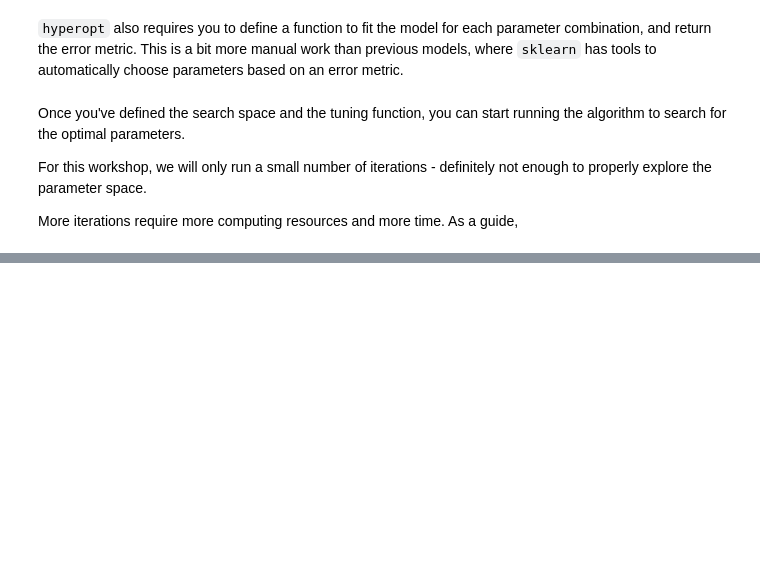
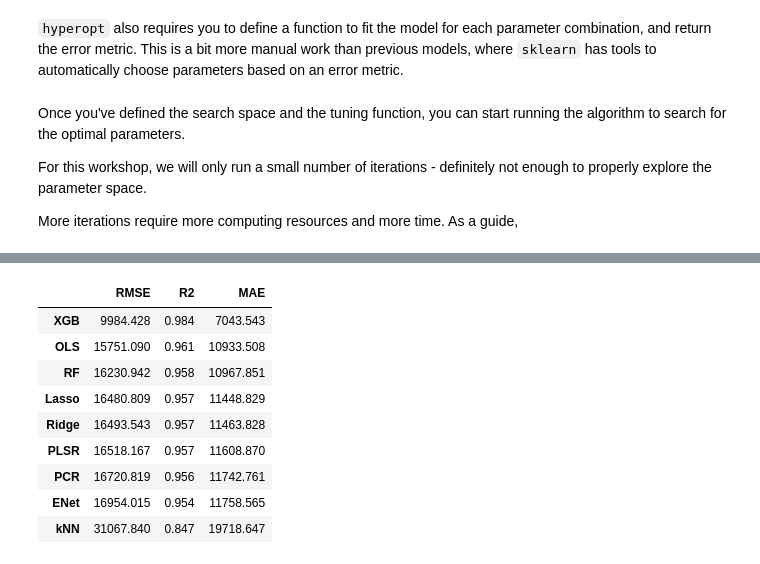
Before and after one commit to Sydney-Informatics-Hub/lessons-mlpy-flipped, a Jupyter notebook: course/notebooks/05a-XGBoostHyperopt.ipynb, the cells around one changed output, grey strips where cells are left out. Drawn from its saved outputs; the diff is of its cells as text; code cells hidden in the pictures; blank space fills up the shorter version.

Commit message:
Try out optuna as an alternative to hyperopt

```diff
--- a/course/notebooks/05a-XGBoostHyperopt.ipynb
+++ b/course/notebooks/05a-XGBoostHyperopt.ipynb
@@ -198,0 +231,6 @@ best_grid
+# %%
+n_trials = 5_000
+
+optuna.logging.set_verbosity(optuna.logging.WARNING)
+study = optuna.create_study(direction='minimize')
+study.optimize(optimize, n_trials=n_trials, show_progress_bar=True, n_jobs=-1)
@@ -198,0 +249,3 @@ best_grid
+# %%
+final_model = xgb.XGBRegressor(**study.best_params, objective='reg:squarederror')
+final_model.fit(ames_train_X, ames_train_y)
@@ -198,0 +265,16 @@ best_grid
+# %%
+assess_model_fit(models=[ames_ols_all, ames_ridge, ames_lasso, ames_enet, ames_pcr, ames_plsr, ames_rf, ames_knn, final_model],
+    model_labels=['OLS','Ridge', 'Lasso', 'ENet','PCR','PLSR', 'RF', 'kNN', "XGB"],
+    datasetX=ames_train_X,
+    datasetY=ames_train_y).sort_values("RMSE")
+# %% [output]
+|  | RMSE | R2 | MAE |
+| XGB | 9984.428 | 0.984 | 7043.543 |
+| OLS | 15751.090 | 0.961 | 10933.508 |
+| RF | 16230.942 | 0.958 | 10967.851 |
+| Lasso | 16480.809 | 0.957 | 11448.829 |
+| Ridge | 16493.543 | 0.957 | 11463.828 |
+| PLSR | 16518.167 | 0.957 | 11608.870 |
+| PCR | 16720.819 | 0.956 | 11742.761 |
+| ENet | 16954.015 | 0.954 | 11758.565 |
+| kNN | 31067.840 | 0.847 | 19718.647 |
```
Also changed, not shown: parts of 7 cells of this notebook.
